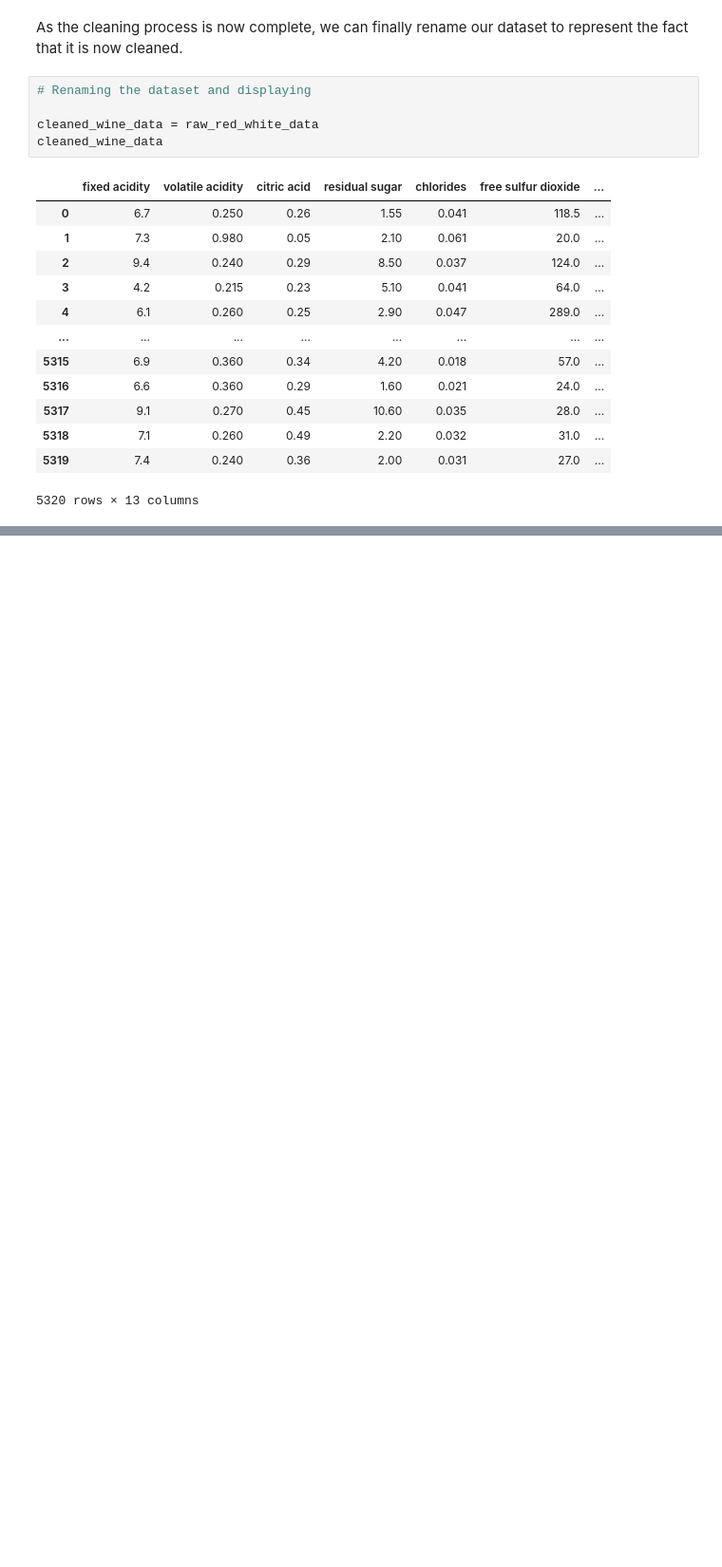
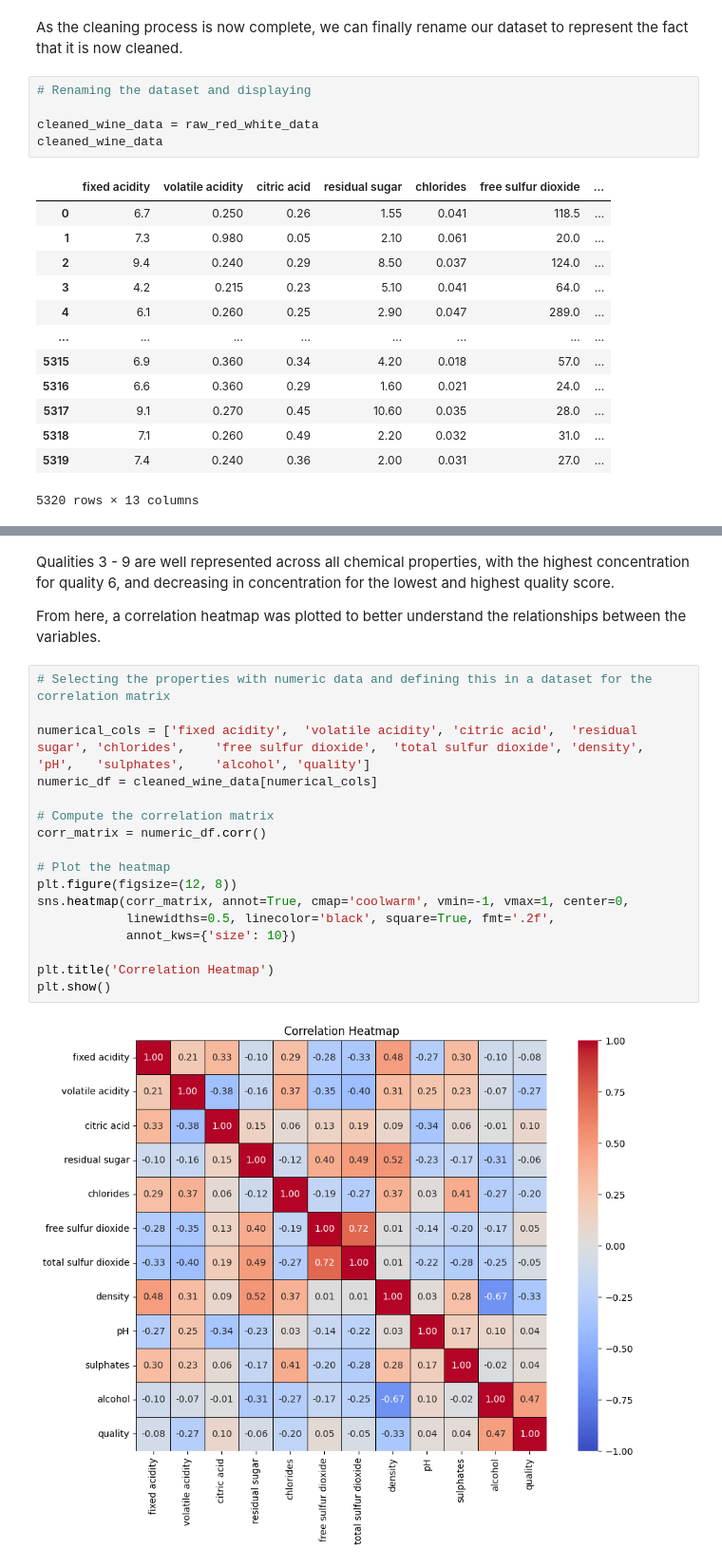
Before and after one commit to larasacodes/ML_Project_LaraAmusan, a Jupyter notebook: Wine_Quality_Predictor_LaraAmusan.ipynb, the cells around one changed output, grey strips where cells are left out. Shown at 95% size. Cells and saved outputs as stored; diff of their text form; blank space fills up the shorter version.

```diff
--- a/Wine_Quality_Predictor_LaraAmusan.ipynb
+++ b/Wine_Quality_Predictor_LaraAmusan.ipynb
@@ -270,0 +316,23 @@ cleaned_wine_data
+# %% [markdown]
+Qualities 3 - 9 are well represented across all chemical properties, with the highest concentration for quality 6, and decreasing in concentration for the lowest and highest quality score.
+
+From here, a correlation heatmap was plotted to better understand the relationships between the variables.
+# %%
+# Selecting the properties with numeric data and defining this in a dataset for the correlation matrix
+
+numerical_cols = ['fixed acidity',	'volatile acidity',	'citric acid',	'residual sugar',	'chlorides',	'free sulfur dioxide',	'total sulfur dioxide',	'density',	'pH',	'sulphates',	'alcohol', 'quality']
+numeric_df = cleaned_wine_data[numerical_cols]
+
+# Compute the correlation matrix
+corr_matrix = numeric_df.corr()
+
+# Plot the heatmap
+plt.figure(figsize=(12, 8))
+sns.heatmap(corr_matrix, annot=True, cmap='coolwarm', vmin=-1, vmax=1, center=0,
+            linewidths=0.5, linecolor='black', square=True, fmt='.2f',
+            annot_kws={'size': 10})
+
+plt.title('Correlation Heatmap')
+plt.show()
+# %% [output]
+[figure, added]
```
Also changed, not shown: parts of 18 cells of this notebook.
